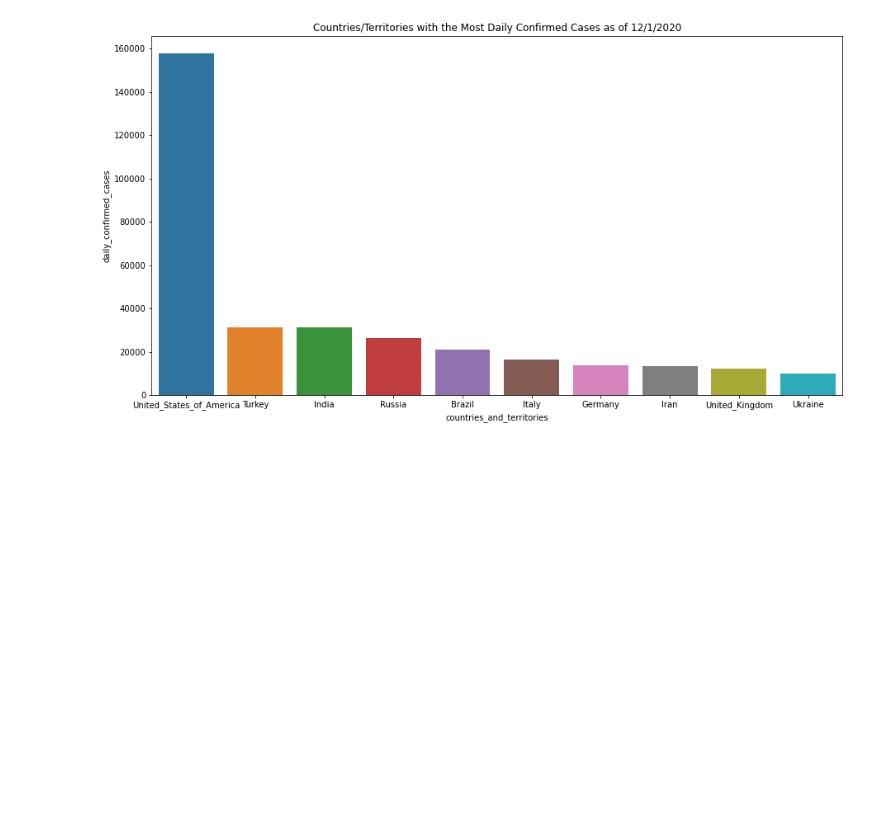
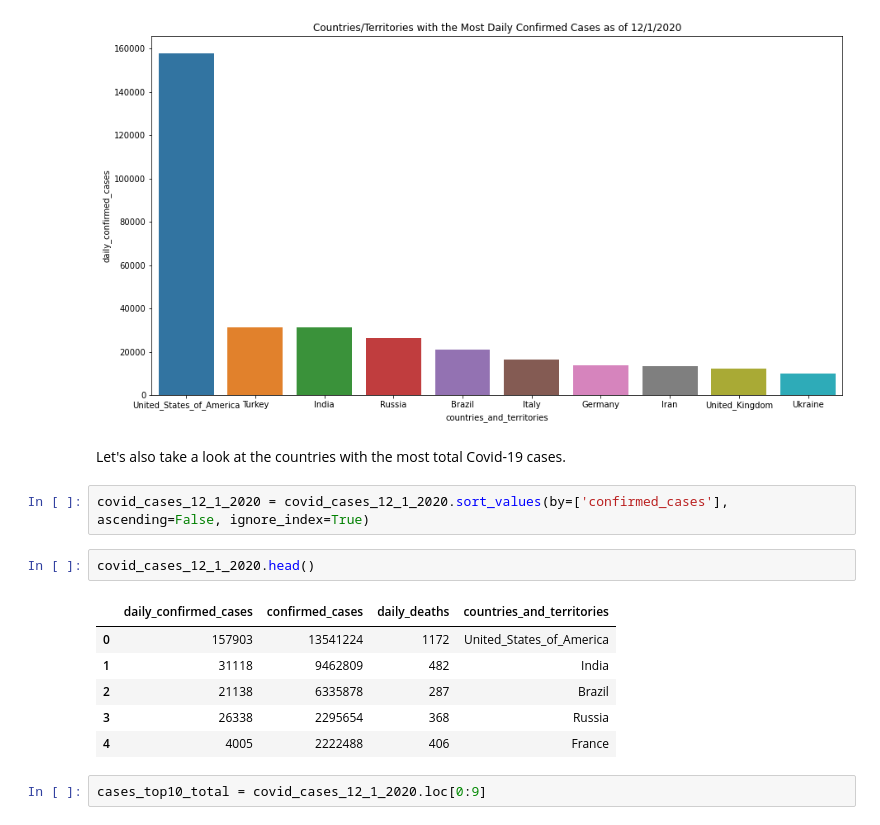
Before and after one commit to jordan-maulino/covid_data, a Jupyter notebook: covid_data.ipynb, the cells around one changed output. Drawn from its saved outputs; the diff is of its cells as text; blank space fills up the shorter version.

```diff
--- a/covid_data.ipynb
+++ b/covid_data.ipynb
@@ -149,3 +149,18 @@ plt.title("Countries/Territories with the Most Daily Confirmed Cases as of 12/1/
 # %% [output]
 Text(0.5, 1.0, 'Countries/Territories with the Most Daily Confirmed Cases as of 12/1/2020')
 [figure]
+# %% [markdown]
+Let's also take a look at the countries with the most total Covid-19 cases.
+# %%
+covid_cases_12_1_2020 = covid_cases_12_1_2020.sort_values(by=['confirmed_cases'], ascending=False, ignore_index=True)
+# %%
+covid_cases_12_1_2020.head()
+# %% [output]
+|  | daily_confirmed_cases | confirmed_cases | daily_deaths | countries_and_territories |
+| 0 | 157903 | 13541224 | 1172 | United_States_of_America |
+| 1 | 31118 | 9462809 | 482 | India |
+| 2 | 21138 | 6335878 | 287 | Brazil |
+| 3 | 26338 | 2295654 | 368 | Russia |
+| 4 | 4005 | 2222488 | 406 | France |
+# %%
+cases_top10_total = covid_cases_12_1_2020.loc[0:9]
```
Also changed, not shown: parts of 2 cells of this notebook.
